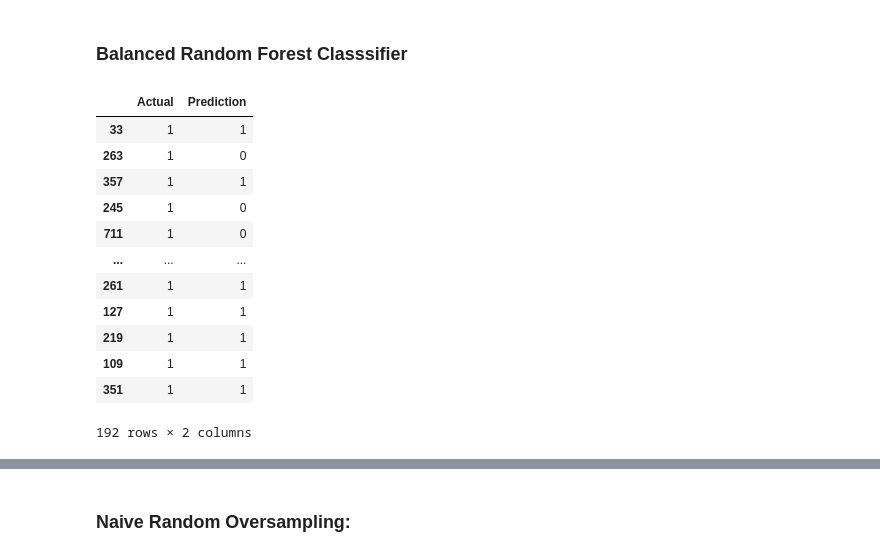
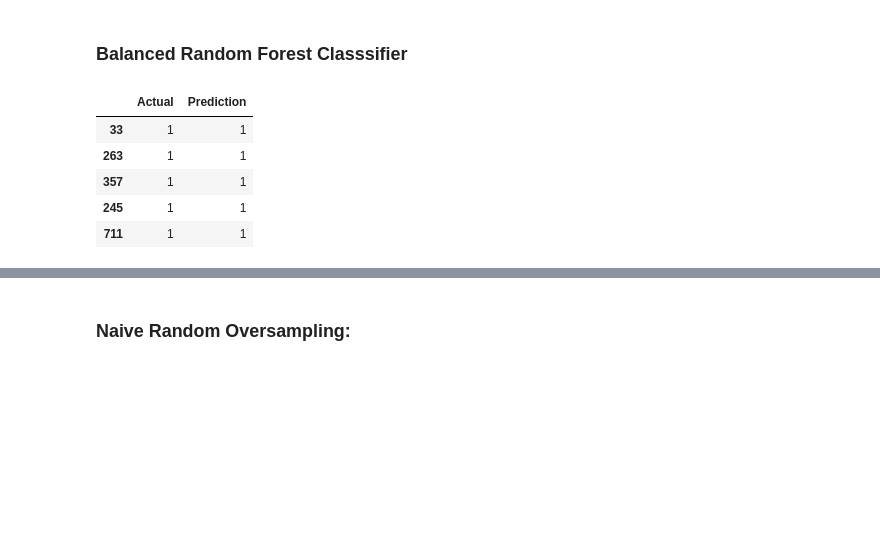
Before and after one commit to ArtTucker/mental_health_and_economics, a Jupyter notebook: machine_learning/machine_learning_model.ipynb, the cells around one changed output, grey strips where cells are left out. Cells and saved outputs as stored; diff of their text form; code cells hidden in the pictures; blank space fills up the shorter version.

```diff
--- a/machine_learning/machine_learning_model.ipynb
+++ b/machine_learning/machine_learning_model.ipynb
@@ -293,0 +339,4 @@ Name: gender, dtype: int64
+# %%
+# Replace values:
+tech_2016_df["mh_coverage"].replace(["Not eligible for coverage / N/A"], ["N/A"], inplace = True)
+tech_2016_df["mh_coverage"].replace(["I don't know"], ["N/A"], inplace = True)
@@ -293,0 +351,3 @@ Name: gender, dtype: int64
+# %%
+# Replace values:
+tech_2016_df["prev_mh_benefits"].replace(["I don't know"], ["no"], inplace = True)
@@ -294,3 +361,5 @@ Name: gender, dtype: int64
+# %%
+tech_2016_df["prev_employers"].replace([1, 2], ["yes", "no"], inplace = True)
 # %%
 # Check:
 print("-------------Values Counts----------------")
@@ -353,8 +449,9 @@ Name: mh_dx_current, dtype: int64
 # %%
 tech_2016_df.to_csv("../resources/clean_machine_learning.csv")
 # %%
-tech_2016_df_current_dx_mh = tech_2016_df[["work_position", "company_size", "mh_medical_leave", "country_work", "mh_discussion_supervisors",
-                                   "mh_discussion_coworkers", "mh_dx_pro", "mh_hurt_on_career", "mh_dx_current", "gender"]]
+tech_2016_df_current_dx_mh = tech_2016_df[["work_position", "company_size", "mh_medical_leave", "country_work", "mh_family_history",
+                                           "mh_sought_pro_tx", "mh_dx_pro", "mh_coverage", "mh_dx_current", "gender", "mh_dx_past", "prev_mh_benefits",
+                                           "prev_employers"]]
 
 # Check:
 print(tech_2016_df_current_dx_mh.shape)
@@ -419,21 +516,15 @@ predictions = rf_model.predict(X_test)
 # %%
 # Predict outcomes for test data set:
 predictions = rf_model.predict(X_test)
-pd.DataFrame({"Actual": y_test, "Prediction": predictions})
+predictions_df =  pd.DataFrame({"Actual": y_test, "Prediction": predictions})
+predictions_df.head()
 # %% [output]
 |  | Actual | Prediction |
 | 33 | 1 | 1 |
-| 263 | 1 | 0 |
+| 263 | 1 | 1 |
 | 357 | 1 | 1 |
-| 245 | 1 | 0 |
-| 711 | 1 | 0 |
-| ... | ... | ... |
-| 261 | 1 | 1 |
-| 127 | 1 | 1 |
-| 219 | 1 | 1 |
-| 109 | 1 | 1 |
-| 351 | 1 | 1 |
+| 245 | 1 | 1 |
+| 711 | 1 | 1 |
-192 rows × 2 columns
 # %%
 import matplotlib.pyplot as plt
 from matplotlib.pyplot import figure
```
Also changed, not shown: parts of 25 cells of this notebook, 2 other files.
